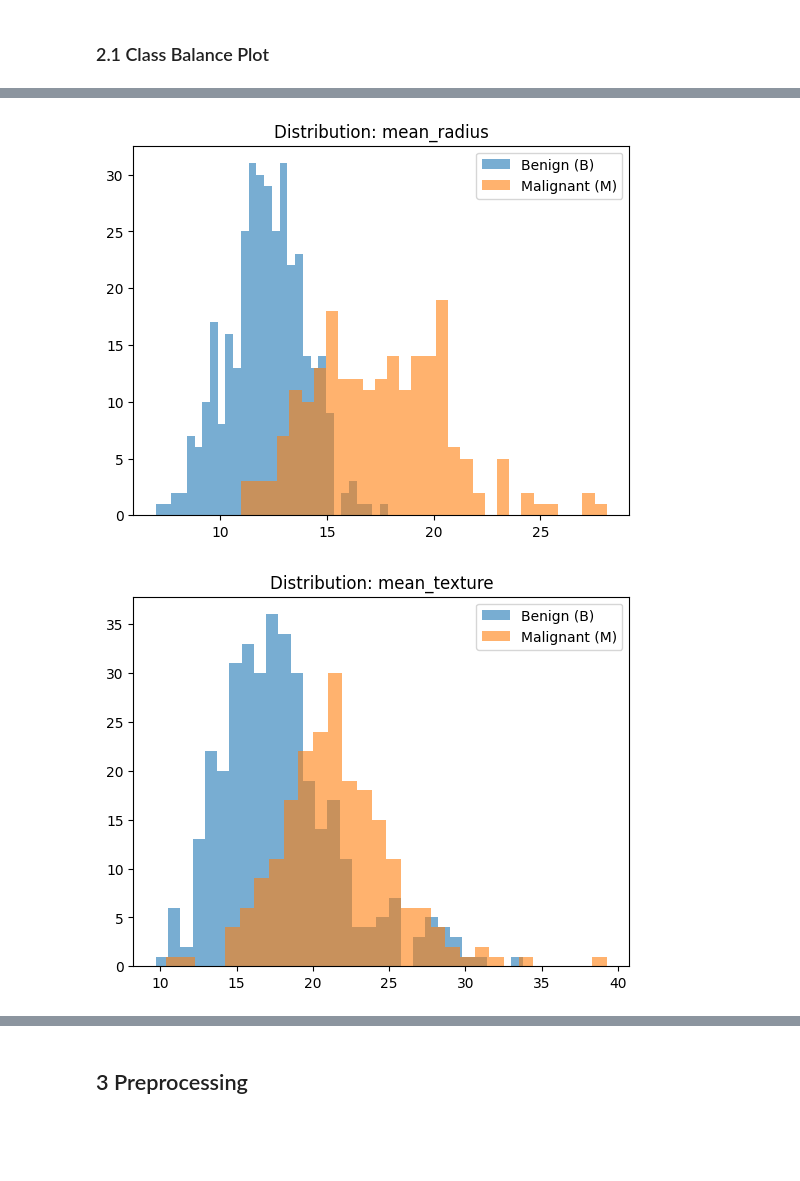
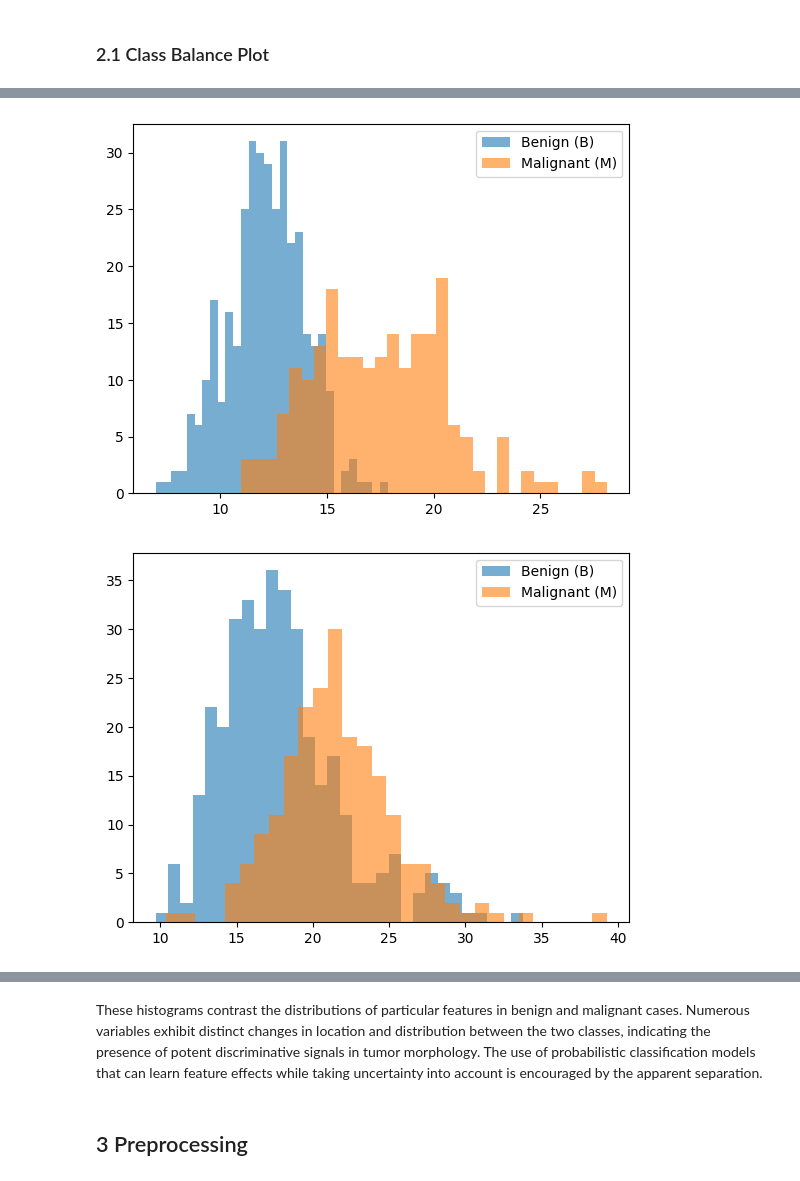
Before and after one commit to AnanyaaPal/bayesian-classification-with-mcmc, a Jupyter notebook: implementation.ipynb, the cells around one changed output, grey strips where cells are left out. Cells and saved outputs as stored; diff of their text form; code cells hidden in the pictures; blank space fills up the shorter version.

```diff
--- a/implementation.ipynb
+++ b/implementation.ipynb
@@ -104,15 +111,15 @@ plt.show()
 # %%
 sample_feats = ["mean_radius", "mean_texture", "worst_area", "worst_concave_points"]
 df_m = df[df["diagnosis"]=="M"]
 df_b = df[df["diagnosis"]=="B"]
 
 for c in sample_feats:
     plt.figure()
     plt.hist(df_b[c], bins=30, alpha=0.6, label="Benign (B)")
     plt.hist(df_m[c], bins=30, alpha=0.6, label="Malignant (M)")
-    plt.title(f"Distribution: {c}")
+    #plt.title(f"Distribution: {c}")
     plt.legend()
     plt.show()
 # %% [output]
-[figure, old version]
+[figure, new version]
-[figure, old version]
+[figure, new version]
@@ -121,3 +128,6 @@ for c in sample_feats:
+# %% [markdown]
+These histograms contrast the distributions of particular features in benign and malignant cases.
+Numerous variables exhibit distinct changes in location and distribution between the two classes, indicating the presence of potent discriminative signals in tumor morphology. The use of probabilistic classification models that can learn feature effects while taking uncertainty into account is encouraged by the apparent separation.
 # %% [markdown]
 ## 3 Preprocessing
 # %% [markdown]
```
Also changed, not shown: parts of 130 cells of this notebook.
